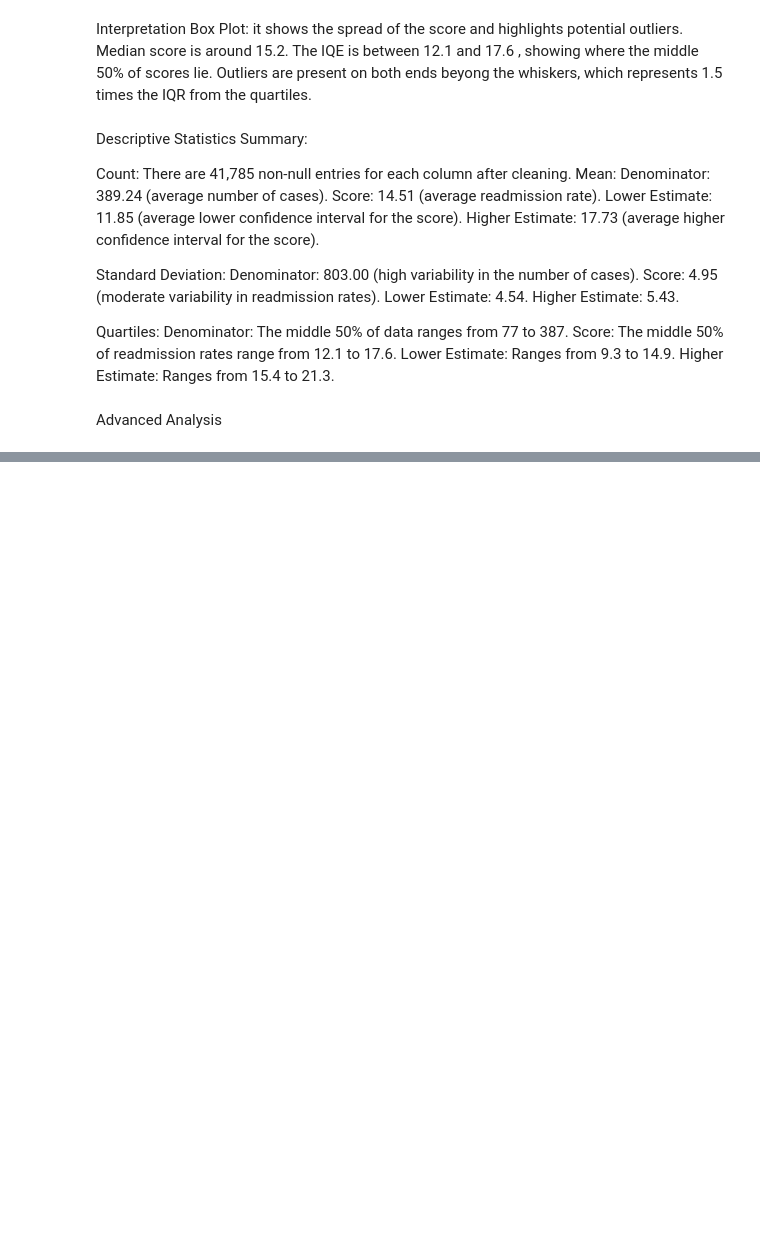
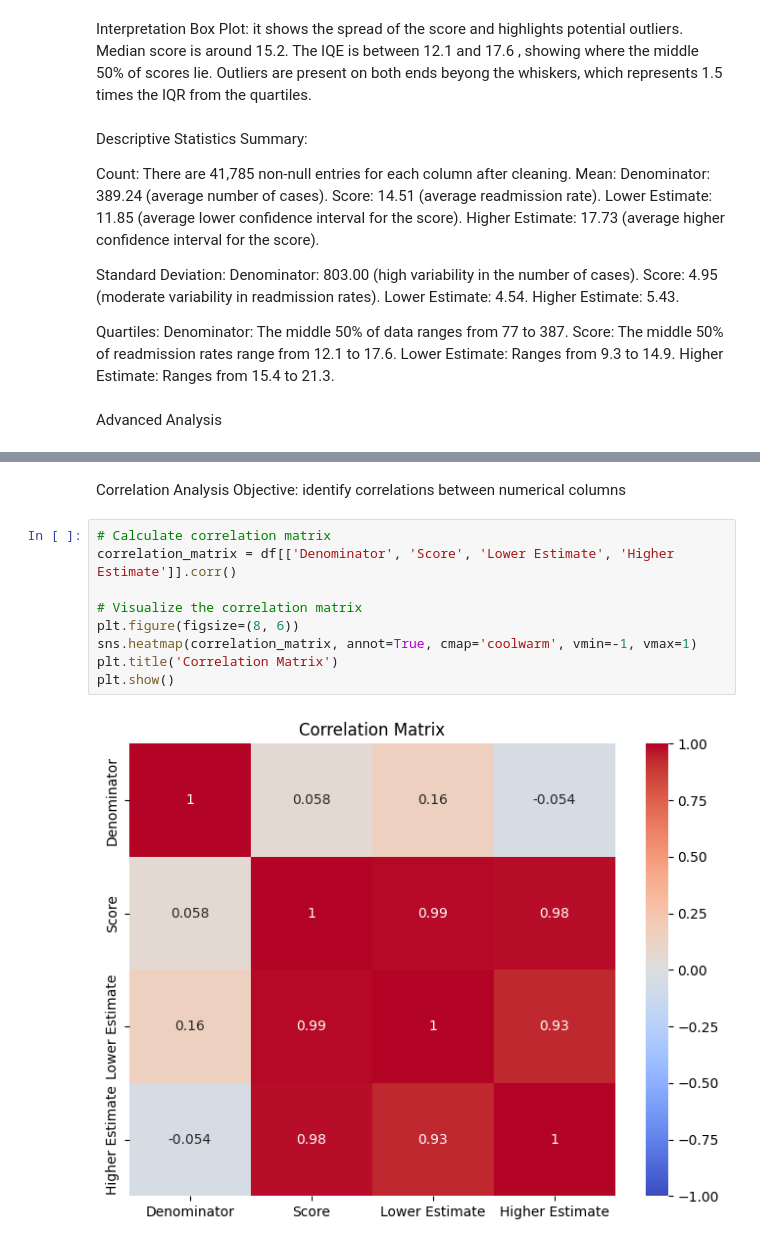
Before and after one commit to Mariejlo/Data-analytics-projects-, a Jupyter notebook: Telemedicine.ipynb, the cells around one changed output, grey strips where cells are left out. Drawn from its saved outputs; the diff is of its cells as text; blank space fills up the shorter version.

```diff
--- a/Telemedicine.ipynb
+++ b/Telemedicine.ipynb
@@ -198,0 +238,14 @@ Advanced Analysis
+# %% [markdown]
+Correlation Analysis
+Objective: identify correlations between numerical columns
+# %%
+# Calculate correlation matrix
+correlation_matrix = df[['Denominator', 'Score', 'Lower Estimate', 'Higher Estimate']].corr()
+
+# Visualize the correlation matrix
+plt.figure(figsize=(8, 6))
+sns.heatmap(correlation_matrix, annot=True, cmap='coolwarm', vmin=-1, vmax=1)
+plt.title('Correlation Matrix')
+plt.show()
+# %% [output]
+[figure, added]
```
Also changed, not shown: parts of 18 cells of this notebook.
